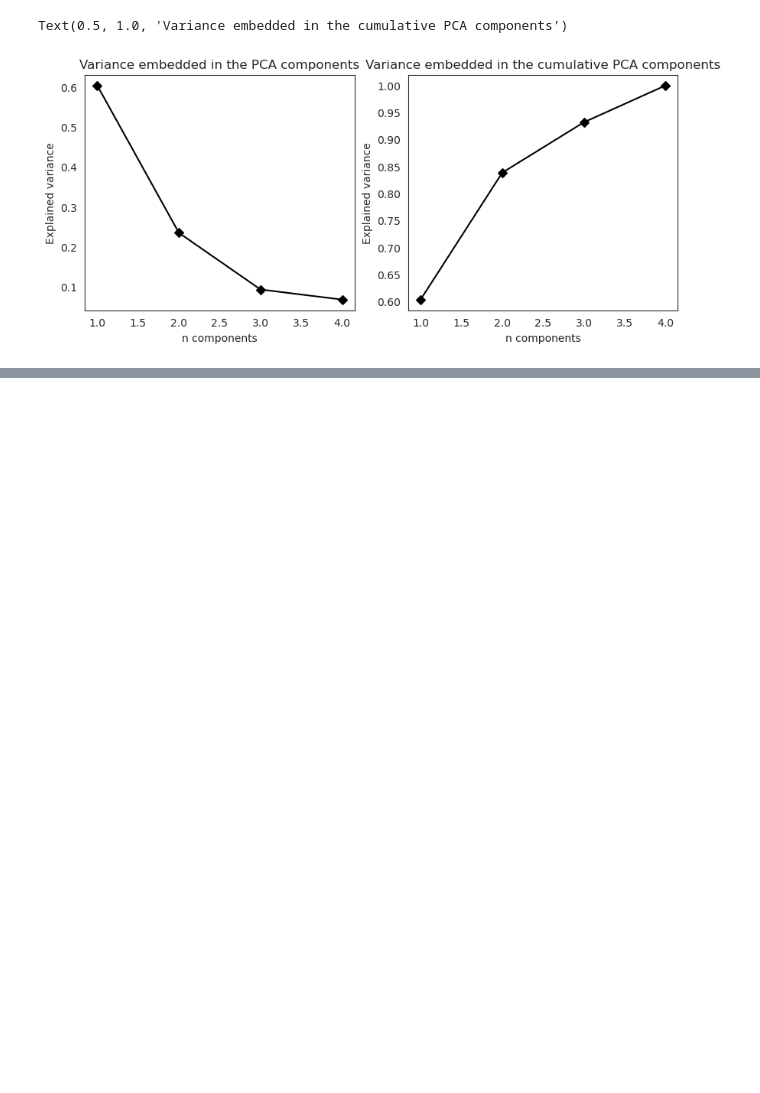
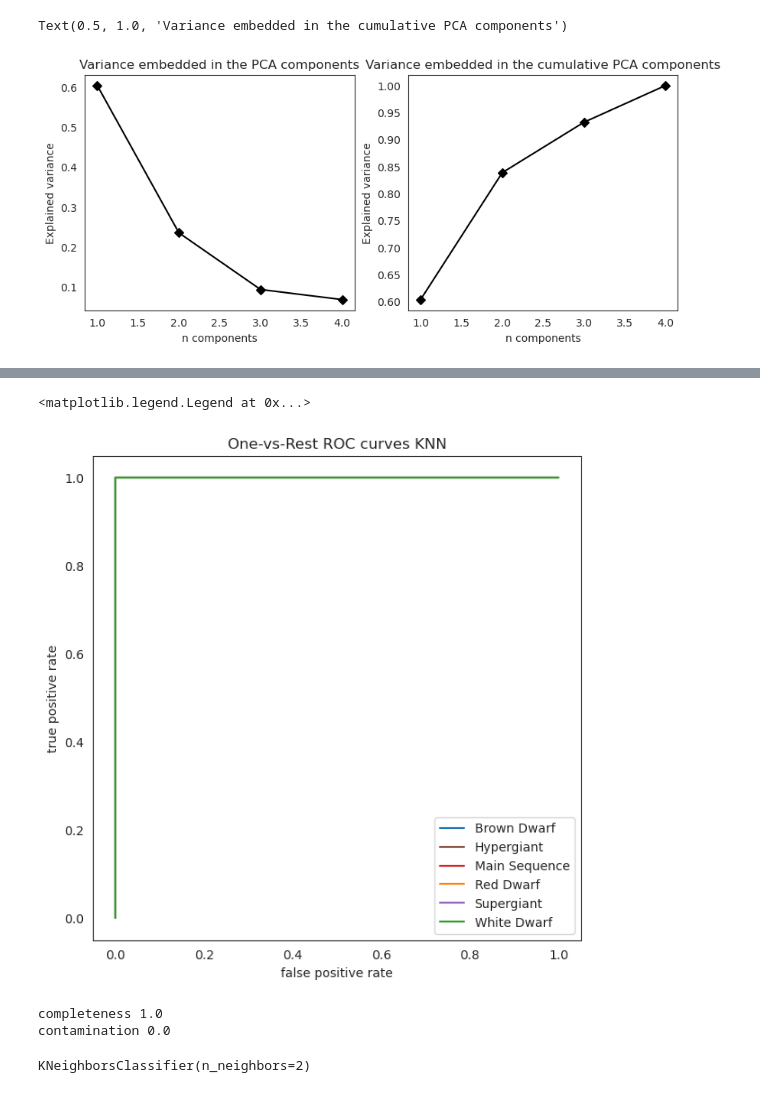
Before and after one commit to SimoneArienti/astrostatistics_bicocca_2024, a Jupyter notebook: working/Ex 13 HR Diagram.ipynb, the cells around one changed output, grey strips where cells are left out. Drawn from its saved outputs; the diff is of its cells as text; code cells hidden in the pictures; blank space fills up the shorter version.

```diff
--- a/working/Ex 13 HR Diagram.ipynb
+++ b/working/Ex 13 HR Diagram.ipynb
@@ -241,0 +304,5 @@ Next time ;)
+# %%
+knn_best = KNeighborsClassifier(n_neighbors=optimal_k)
+knn_best.fit(X_train_scaled, y_train)
+y_pred_knn = knn_best.predict(X_test_scaled)
+y_prob_knn = knn_best.predict_proba(X_test_scaled)
@@ -241,0 +329,44 @@ Next time ;)
+# %%
+fig = plt.figure(figsize=(7,7))
+
+colors = np.array(['C0','C5','C3','C1','C4','C2'])
+
+for n in knn_best.classes_:
+
+    # sklearn
+    fpr, tpr, thresh = roc_curve(y_onehot_test[:,n],y_prob_knn[:,n])
+
+    # add (0, 0) as first point
+    fpr = np.concatenate([[0], fpr])
+    tpr = np.concatenate([[0], tpr])
+
+    # ROC curves sklearn
+    plt.plot(fpr,tpr,label=class_names[n],color=colors[n])
+    #plt.xscale('log')
+
+# plt.xlim(0, 0.04)
+# plt.ylim(0.9, 1.0)
+
+plt.xlabel('false positive rate')
+plt.ylabel('true positive rate')
+plt.title('One-vs-Rest ROC curves KNN')
+plt.legend()
+# %% [output]
+<matplotlib.legend.Legend at 0x...>
+[figure, added]
+# %%
+completeness_knn_best, contamination_knn_best = completeness_contamination(y_pred_knn, y_test)
+
+print("completeness", completeness_knn_best)
+print("contamination", contamination_knn_best)
+# %% [output]
+completeness 1.0
+contamination 0.0
+# %%
+# Train KNN on the PCA-transformed data
+X_pca_train, X_pca_test, y_pca_train, y_pca_test = train_test_split(features_transf_scaled[:, :2], y, test_size=0.3, random_state=42)
+
+knn_pca = KNeighborsClassifier(n_neighbors=optimal_k)
+knn_pca.fit(X_pca_train, y_pca_train)
+# %% [output]
+KNeighborsClassifier(n_neighbors=2)
```
Also changed, not shown: parts of 17 cells of this notebook.
